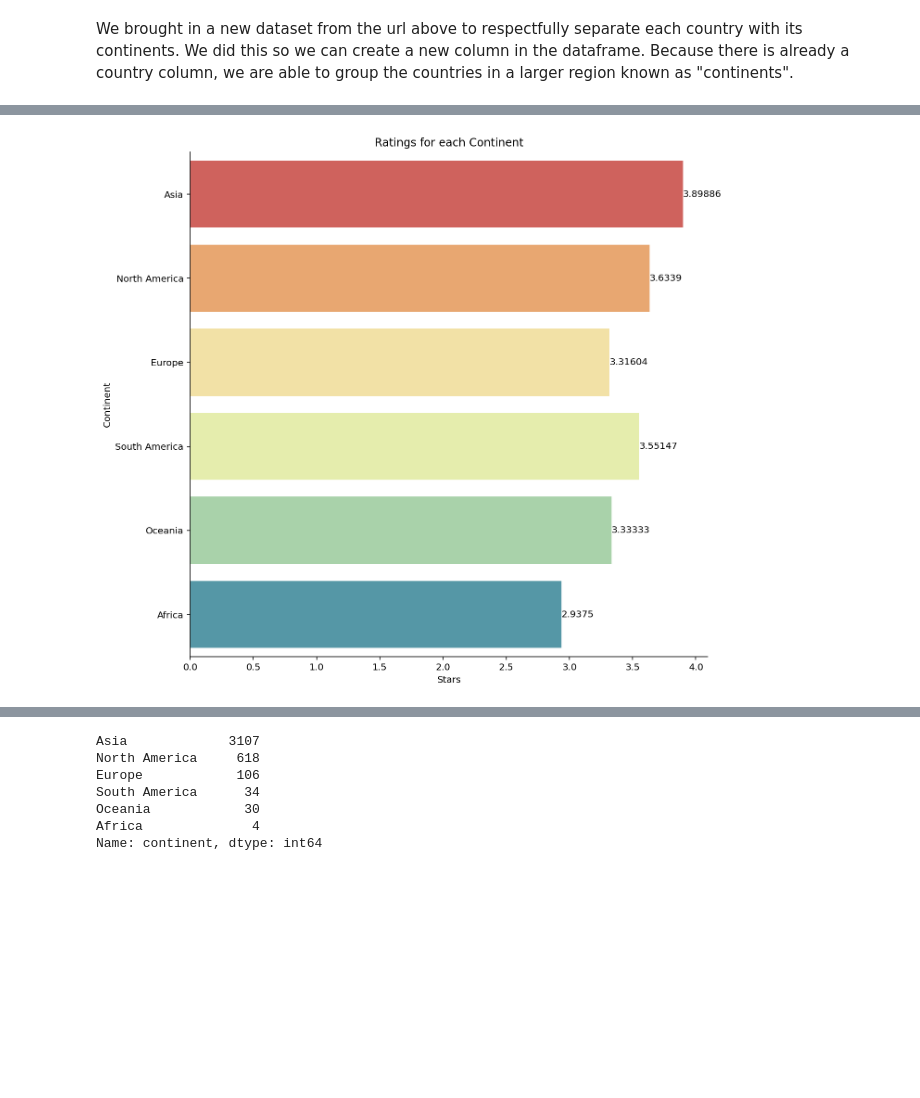
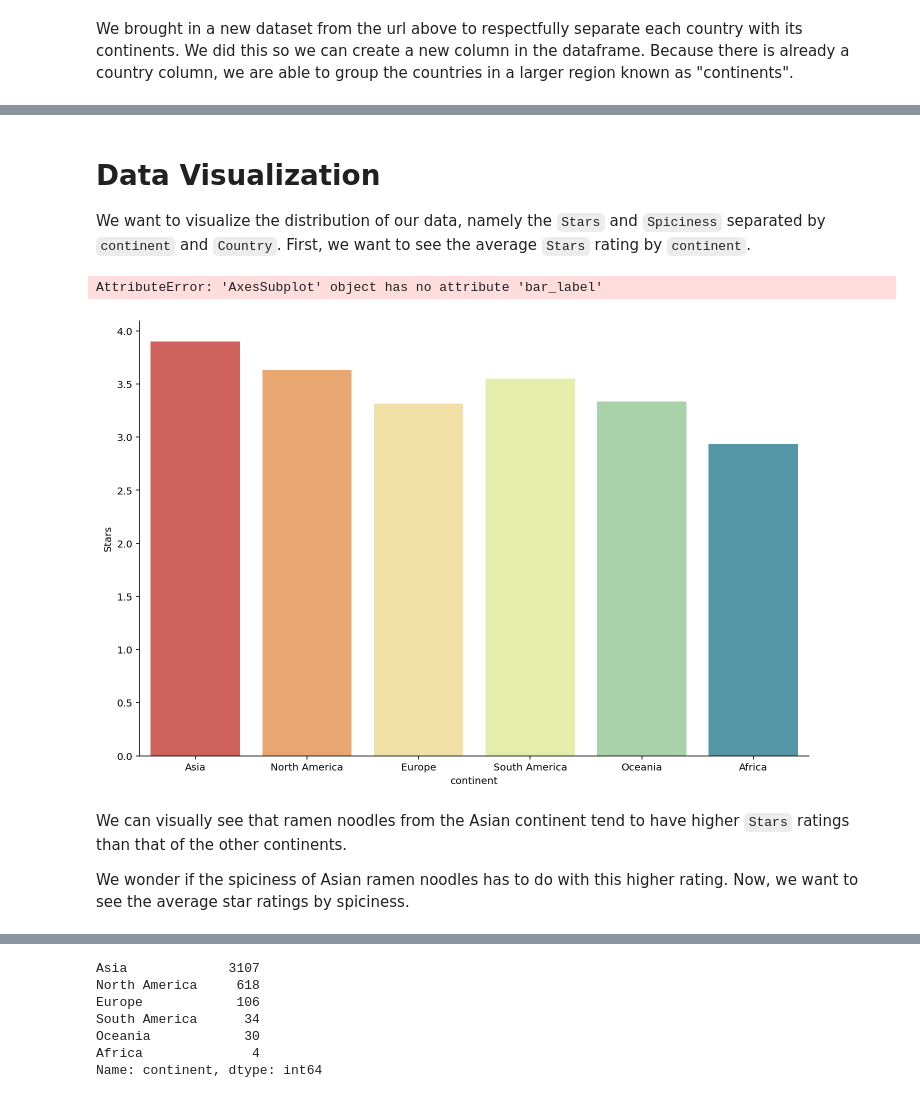
Before and after one commit to COGS108/Group_035-Fa22, a Jupyter notebook: EDACheckpointGroup_035-Fa22.ipynb, the cells around one changed output, grey strips where cells are left out. Saved outputs shown, nothing was run; the diff lists cells and outputs as text; code cells hidden in the pictures; blank space fills up the shorter version.

```diff
--- a/EDACheckpointGroup_035-Fa22.ipynb
+++ b/EDACheckpointGroup_035-Fa22.ipynb
@@ -286,20 +264,28 @@ new_df
+# %% [markdown]
+# Data Visualization
+We want to visualize the distribution of our data, namely the `Stars` and `Spiciness` separated by `continent` and `Country`. First, we want to see the average `Stars` rating by `continent`.
 # %%
-plt.figure(figsize = (10, 10))
+plt.figure(figsize = (12, 8))
 
-barplot_continent_stars = sns.barplot(x = 'Stars', y = 'continent', data = new_df, palette = 'Spectral', ci= None)
+barplot_continent_stars = sns.barplot(y = 'Stars', x = 'continent', data = new_df, palette = 'Spectral', ci= None)
 #scatterplot.set_xticks(range(17))
 #scatterplot.set_xticklabels(values)
 
 # remove the top and right lines
 sns.despine()
 
 #labeling the bars
 barplot_continent_stars.bar_label(barplot_continent_stars.containers[0])
 
 # add title and axis labels (modify x-axis label)
 barplot_continent_stars.set_title('Ratings for each Continent')
-barplot_continent_stars.set_xlabel('Stars')
-barplot_continent_stars.set_ylabel('Continent');
+barplot_continent_stars.set_ylabel('Stars')
+barplot_continent_stars.set_xlabel('Continent');
 # %% [output]
+AttributeError: 'AxesSubplot' object has no attribute 'bar_label'
-[figure, old version]
+[figure, new version]
+# %% [markdown]
+We can visually see that ramen noodles from the Asian continent tend to have higher `Stars` ratings than that of the other continents.
+
+We wonder if the spiciness of Asian ramen noodles has to do with this higher rating. Now, we want to see the average star ratings by spiciness.
 # %%
```
Also changed, not shown: parts of 34 cells of this notebook, 1 other file.
